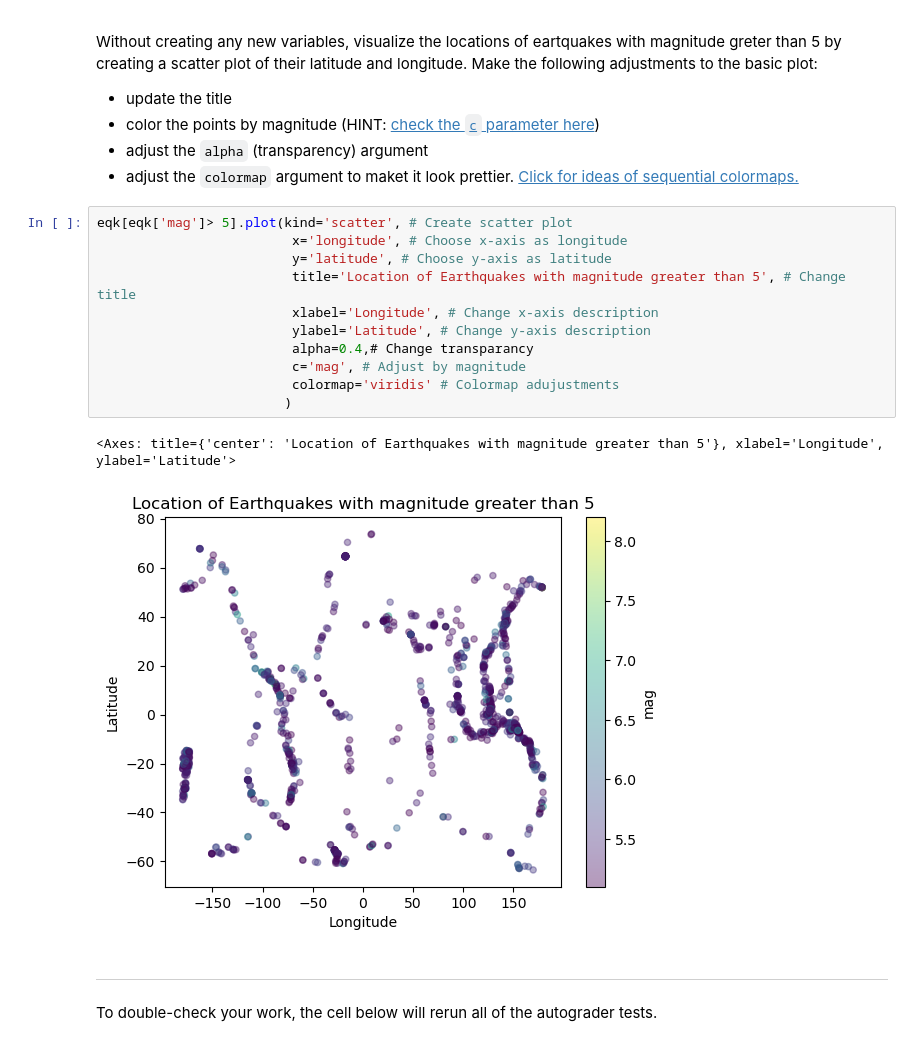
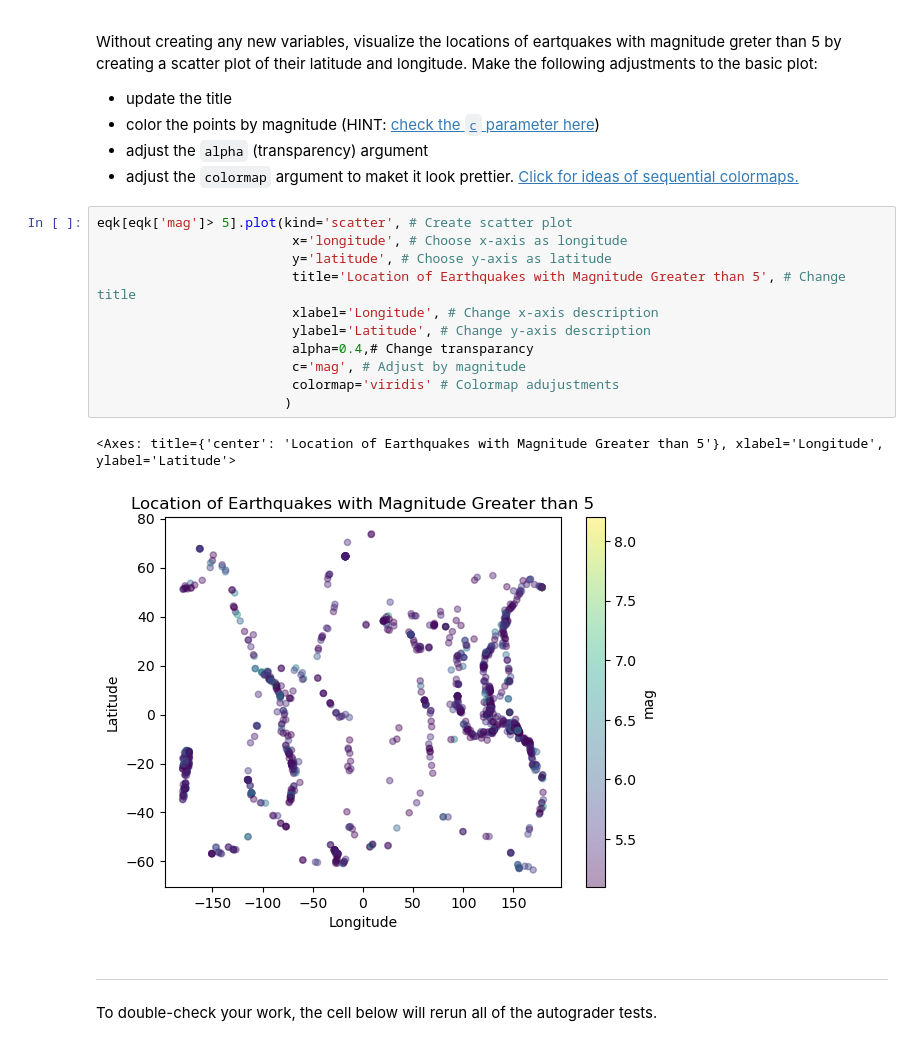
Before and after one commit to moniqueallyson/eds220-hwk1, a Jupyter notebook: task3/hwk1-task3-earthquakes.ipynb, the cells around one changed output. Drawn from its saved outputs; the diff is of its cells as text.

```diff
--- a/task3/hwk1-task3-earthquakes.ipynb
+++ b/task3/hwk1-task3-earthquakes.ipynb
@@ -333,17 +332,17 @@ Without creating any new variables, visualize the locations of eartquakes with m
 # %%
 eqk[eqk['mag']> 5].plot(kind='scatter', # Create scatter plot
                          x='longitude', # Choose x-axis as longitude
                          y='latitude', # Choose y-axis as latitude
-                         title='Location of Earthquakes with magnitude greater than 5', # Change title
+                         title='Location of Earthquakes with Magnitude Greater than 5', # Change title
                          xlabel='Longitude', # Change x-axis description
                          ylabel='Latitude', # Change y-axis description
                          alpha=0.4,# Change transparancy
                          c='mag', # Adjust by magnitude
                          colormap='viridis' # Colormap adujustments
                         )
 # %% [output]
-<Axes: title={'center': 'Location of Earthquakes with magnitude greater than 5'}, xlabel='Longitude', ylabel='Latitude'>
+<Axes: title={'center': 'Location of Earthquakes with Magnitude Greater than 5'}, xlabel='Longitude', ylabel='Latitude'>
-[figure, old version]
+[figure, new version]
 # %% [markdown]
 ---
 
```
Also changed, not shown: parts of 10 cells of this notebook.
